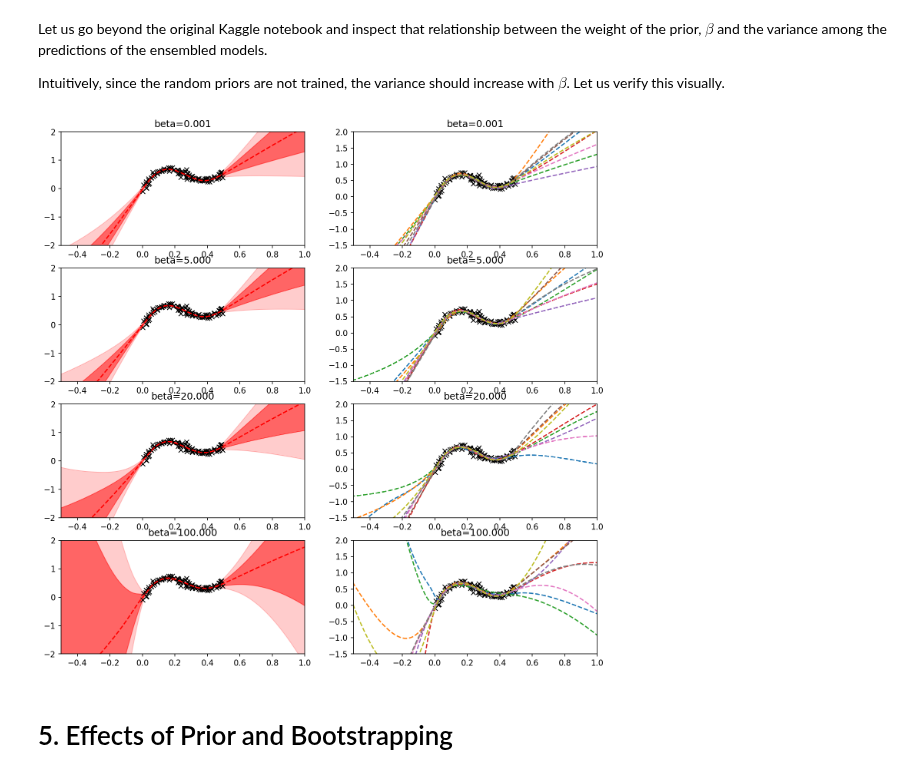
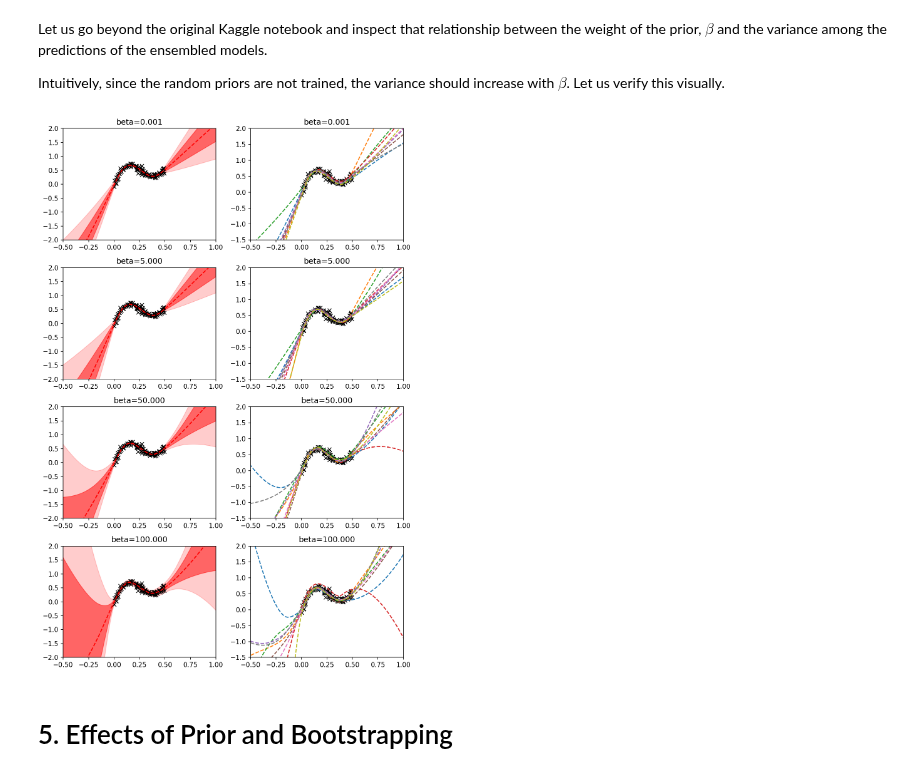
Before and after one commit to probml/probml-notebooks, a Jupyter notebook: notebooks/randomized_priors.ipynb, the cells around one changed output. Cells and saved outputs as stored; diff of their text form; code cells hidden in the pictures.

```diff
--- a/notebooks/randomized_priors.ipynb
+++ b/notebooks/randomized_priors.ipynb
@@ -105,7 +105,7 @@ class Model(nn.Module):
         x2 = self.trainable(x)
         return self.beta*x1 + x2
 # %%
-def create_train_state(key, X, beta, lr):
+def create_train_state(key, X, lr):
     key, _ = jax.random.split(key)
     model = Model()
     params = model.init(key, X)['params']
@@ -115,7 +115,7 @@ def create_train_state(key, X, beta, lr):
                                                     params=t_params, tx=opt)
 
 @jax.jit
-def train_epoch(prior, train_state, X, Y, beta):
+def train_epoch(beta, prior, train_state, X, Y):
     def loss_fn(params):
         model = Model(beta=beta)
         Yhat = model.apply({'params': {'prior': prior, 'trainable': params}}, X)
@@ -125,15 +125,15 @@ def train_epoch(prior, train_state, X, Y, beta):
     train_state = train_state.apply_gradients(grads=grads)
     return train_state
 
-def train(key, X, Y, beta, lr, epochs):
-    p_params, train_state = create_train_state(key, X, beta, lr)
+def train(key, beta, lr, epochs, X, Y):
+    p_params, train_state = create_train_state(key, X, lr)
     for epoch in range(1, epochs + 1):
-        train_state = train_epoch(p_params, train_state, X, Y, beta)
+        train_state = train_epoch(beta, p_params, train_state, X, Y)
     return {'prior': p_params, 'trainable': train_state.params}
 
 # Prediction function to be resued in Part 3
 @jax.jit
-def get_predictions(X, params, beta):
+def get_predictions(beta, params, X):
     p_param, t_param = params['prior'], params['trainable']
     generic = GenericNet()
     model = Model(beta=beta)
@@ -203,9 +211,9 @@ def get_ensemble_predictions(n_estimators, X, Y, X_new, beta, lr, epochs,
 n_estimators = 9
 beta = 3
 learning_rate = 0.03
-epochs = 2000
-p_grid, t_grid, y_grid = get_ensemble_predictions(n_estimators, X, Y, x_grid,
-                                                  beta, learning_rate, epochs)
+epochs = 3000
+p_grid, t_grid, y_grid = get_ensemble_predictions(n_estimators, beta, learning_rate,
+                                                  epochs, X, Y, x_grid)
 # %%
 # Plot the results
 plt.figure(figsize=[12,12], dpi=200)
@@ -238,48 +246,50 @@ Let us go beyond the original Kaggle notebook and inspect that relationship betw
 Intuitively, since the random priors are not trained, the variance should increase with $\beta$. Let us verify this visually.
 # %%
 # Choose a diverse selection of beta values
-betas = jnp.array([0.001, 5, 20, 100])
+betas = jnp.array([0.001, 5, 50, 100])
 
 n_estimates, lr, epochs = 9, 0.03, 3000
 
 # Get ensemble predictions for the corresponding beta values
 pred_beta_batches = jax.vmap(get_ensemble_predictions,
-                             in_axes=(None, None, None, None, 0, None, None,))
-preds = pred_beta_batches(n_estimates, X, Y, x_grid, betas, lr, epochs)
+                             in_axes=(None, 0, None, None, None, None, None,))
+
+preds = pred_beta_batches(n_estimates, betas, lr, epochs, X, Y, x_grid)
 means = jax.vmap(lambda x: x.mean(axis=0)[:,0])(preds[2])
 stds = jax.vmap(lambda x: x.std(axis=0)[:,0])(preds[2])
 # %%
 # Plot mean and std for each beta
-fig = plt.figure(figsize=[12, len(betas)*3], dpi=150)
+fig = plt.figure(figsize=[8, len(betas)*3], dpi=150)
 for i, beta in enumerate(betas):
     # Plot predictive mean and std (left graph)
     plt.subplot(len(betas), 2, 2*i+1)
     plt.plot(X, Y, 'kx', label='Toy data')
     #plt.title(f'Mean and Deviation for beta={beta}', fontsize=12)
     plt.title(f'beta={beta:.3f}')
     plt.xlim(-0.5, 1.0); plt.ylim(-2, 2)
     #plt.legend()
     plt.plot(x_grid, means[i], 'r--', linewidth=1.5)
     plt.fill_between(x_grid.reshape(1,-1)[0], means[i] - stds[i],
                       means[i] + stds[i], alpha=0.5, color='red')
     plt.fill_between(x_grid.reshape(1,-1)[0], means[i] + 2*stds[i],
                       means[i] - 2*stds[i], alpha=0.2, color='red')
 
     # Plot means of each net in ensemble (right graph)
     plt.subplot(len(betas), 2, 2*i+2)
     plt.plot(X, Y, 'kx', label='Toy data')
     #plt.title(f'Samples for beta={beta}', fontsize=12)
     plt.title(f'beta={beta:.3f}')
     plt.xlim(-0.5, 1.0); plt.ylim(-1.5, 2)
     #plt.legend()
     for j in range(n_estimators):
         plt.plot(x_grid, preds[2][i][j,:,0], linestyle='--', linewidth=1.5)
 
+plt.tight_layout()
 plt.savefig('randomized_priors_changing_beta.pdf')
 plt.savefig('randomized_priors_changing_beta.png')
 plt.show()
 # %% [output]
-[figure, old version]
+[figure, new version]
 # %% [markdown]
 # 5. Effects of Prior and Bootstrapping
 # %% [markdown]
```
Also changed, not shown: parts of 5 cells of this notebook.
